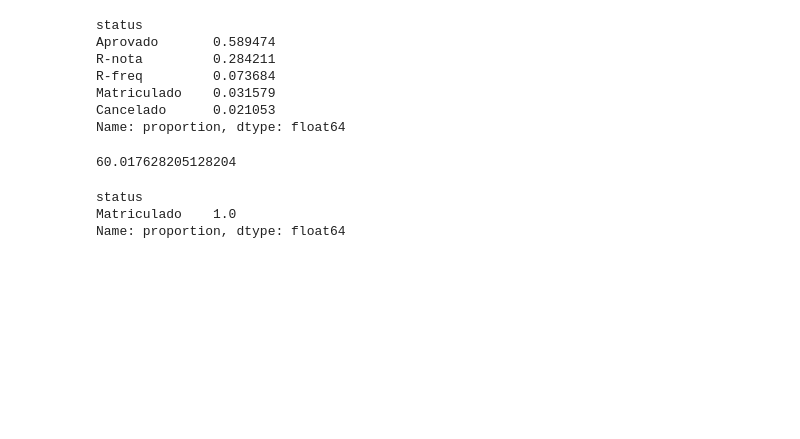
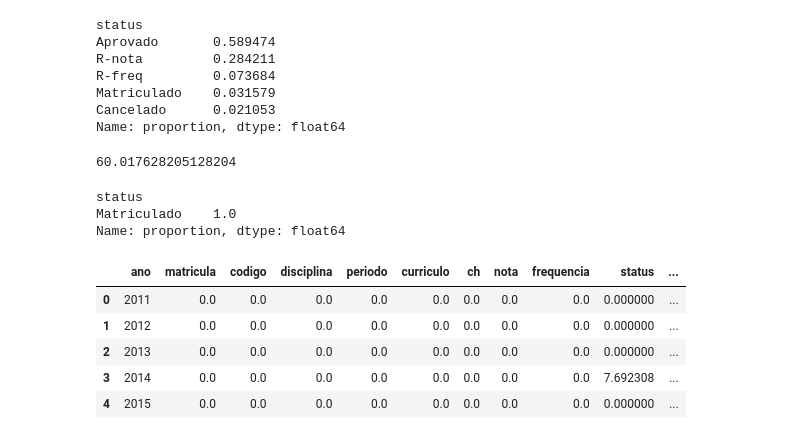
Before and after one commit to mlamorte777/pos_cd_bd, a Jupyter notebook: lig.programacao/trabalho01.ipynb, the cells around one changed output. Saved outputs shown, nothing was run; the diff lists cells and outputs as text; code cells hidden in the pictures; blank space fills up the shorter version.

```diff
--- a/lig.programacao/trabalho01.ipynb
+++ b/lig.programacao/trabalho01.ipynb
@@ -299 +298,11 @@ fig.update_layout(title= 'Média da nota dos estudantes aprovados por ano sem as
 fig.show()
+# %%
+df_gb = df.groupby("ano").agg(lambda x: (x == 'Cancelado').sum() / len(x) * 100).reset_index()
+df_gb.head()
+# %% [output]
+|  | ano | matricula | codigo | disciplina | periodo | curriculo | ch | nota | frequencia | status | ... |
+| 0 | 2011 | 0.0 | 0.0 | 0.0 | 0.0 | 0.0 | 0.0 | 0.0 | 0.0 | 0.000000 | ... |
+| 1 | 2012 | 0.0 | 0.0 | 0.0 | 0.0 | 0.0 | 0.0 | 0.0 | 0.0 | 0.000000 | ... |
+| 2 | 2013 | 0.0 | 0.0 | 0.0 | 0.0 | 0.0 | 0.0 | 0.0 | 0.0 | 0.000000 | ... |
+| 3 | 2014 | 0.0 | 0.0 | 0.0 | 0.0 | 0.0 | 0.0 | 0.0 | 0.0 | 7.692308 | ... |
+| 4 | 2015 | 0.0 | 0.0 | 0.0 | 0.0 | 0.0 | 0.0 | 0.0 | 0.0 | 0.000000 | ... |
```
Also changed, not shown: parts of 2 cells of this notebook.
